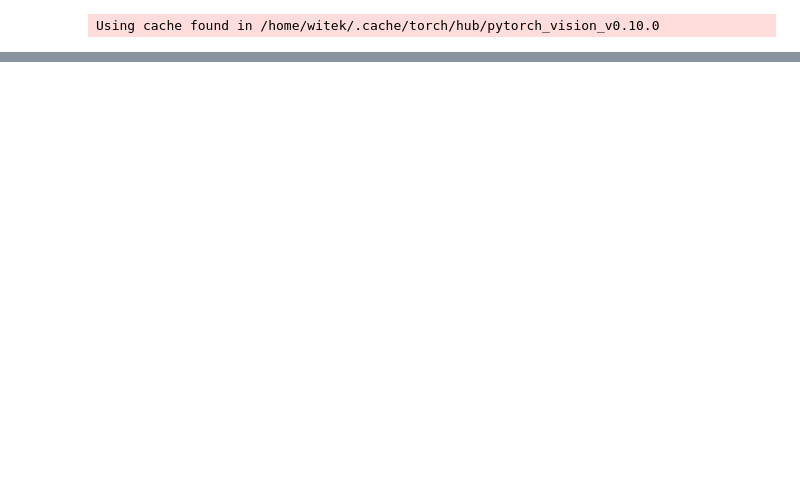
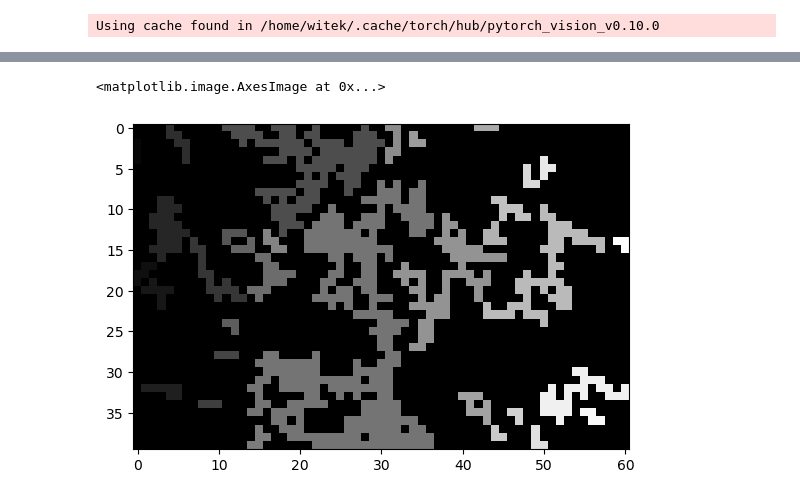
Before and after one commit to witek3100/Map-creator--Studio-proj.-AGH, a Jupyter notebook: src/map_generator/prototype.ipynb, the cells around one changed output, grey strips where cells are left out. Drawn from its saved outputs; the diff is of its cells as text; code cells hidden in the pictures; blank space fills up the shorter version.

```diff
--- a/src/map_generator/prototype.ipynb
+++ b/src/map_generator/prototype.ipynb
@@ -61,0 +126,5 @@ plt.imshow(pred_map, cmap='gray')
+# %%
+plt.imshow(pred_mapT, cmap='gray')
+# %% [output]
+<matplotlib.image.AxesImage at 0x...>
+[figure, added]
```
Also changed, not shown: parts of 20 cells of this notebook, 1 other file.
